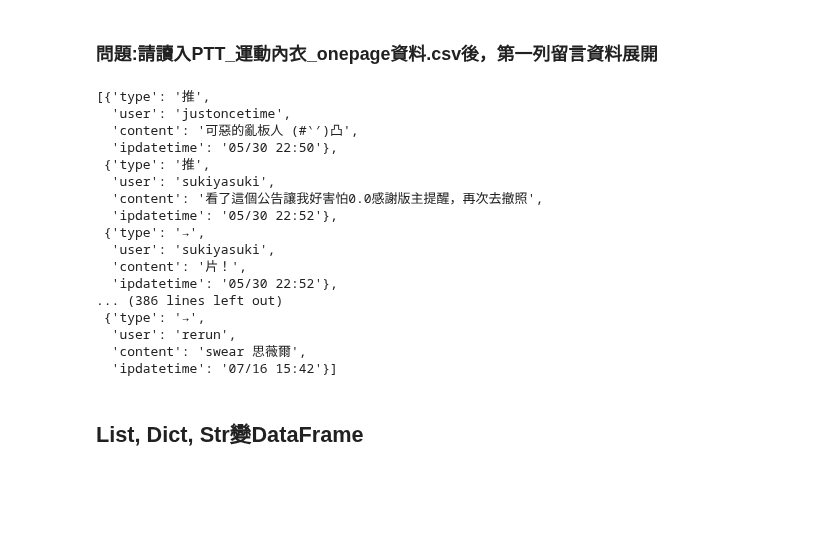
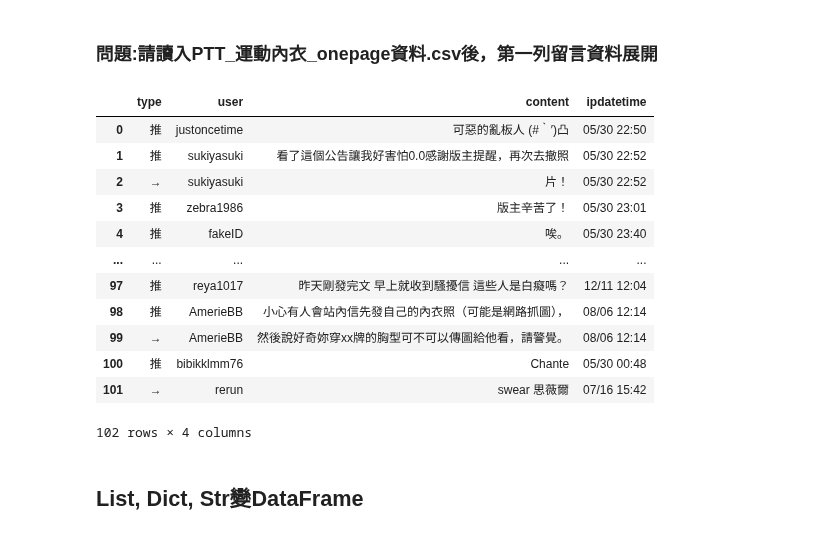
Before and after one commit to pan93412/nkust-homework, a Jupyter notebook: semester-6/marketing/00-pandas-basic/data_conversion_basic.ipynb, the cells around one changed output. Saved outputs shown, nothing was run; the diff lists cells and outputs as text; code cells hidden in the pictures; blank space fills up the shorter version.

```diff
--- a/semester-6/marketing/00-pandas-basic/data_conversion_basic.ipynb
+++ b/semester-6/marketing/00-pandas-basic/data_conversion_basic.ipynb
@@ -139,26 +139,22 @@ liststr_list_df
 # %%
 underwearData = pd.read_csv("PTT_運動內衣_onepage資料.csv")
 test = underwearData["留言內容"].iloc[0]
 
-eval(test)
+pd.DataFrame(eval(test))
 # %% [output]
+|  | type | user | content | ipdatetime |
+| 0 | 推 | justoncetime | 可惡的亂板人 (#‵′)凸 | 05/30 22:50 |
+| 1 | 推 | sukiyasuki | 看了這個公告讓我好害怕0.0感謝版主提醒，再次去撤照 | 05/30 22:52 |
+| 2 | → | sukiyasuki | 片！ | 05/30 22:52 |
+| 3 | 推 | zebra1986 | 版主辛苦了！ | 05/30 23:01 |
+| 4 | 推 | fakeID | 唉。 | 05/30 23:40 |
+| ... | ... | ... | ... | ... |
+| 97 | 推 | reya1017 | 昨天剛發完文 早上就收到騷擾信 這些人是白癡嗎？ | 12/11 12:04 |
+| 98 | 推 | AmerieBB | 小心有人會站內信先發自己的內衣照（可能是網路抓圖）， | 08/06 12:14 |
+| 99 | → | AmerieBB | 然後說好奇妳穿xx牌的胸型可不可以傳圖給他看，請警覺。 | 08/06 12:14 |
+| 100 | 推 | bibikklmm76 | Chante | 05/30 00:48 |
+| 101 | → | rerun | swear 思薇爾 | 07/16 15:42 |
-[{'type': '推',
-  'user': 'justoncetime',
-  'content': '可惡的亂板人 (#‵′)凸',
-  'ipdatetime': '05/30 22:50'},
- {'type': '推',
-  'user': 'sukiyasuki',
-  'content': '看了這個公告讓我好害怕0.0感謝版主提醒，再次去撤照',
-  'ipdatetime': '05/30 22:52'},
- {'type': '→',
-  'user': 'sukiyasuki',
-  'content': '片！',
-  'ipdatetime': '05/30 22:52'},
-... (386 lines left out)
- {'type': '→',
-  'user': 'rerun',
-  'content': 'swear 思薇爾',
-  'ipdatetime': '07/16 15:42'}]
+102 rows × 4 columns
 # %% [markdown]
 ## List, Dict, Str變DataFrame
 # %% [markdown]
```
Also changed, not shown: 1 other file.
